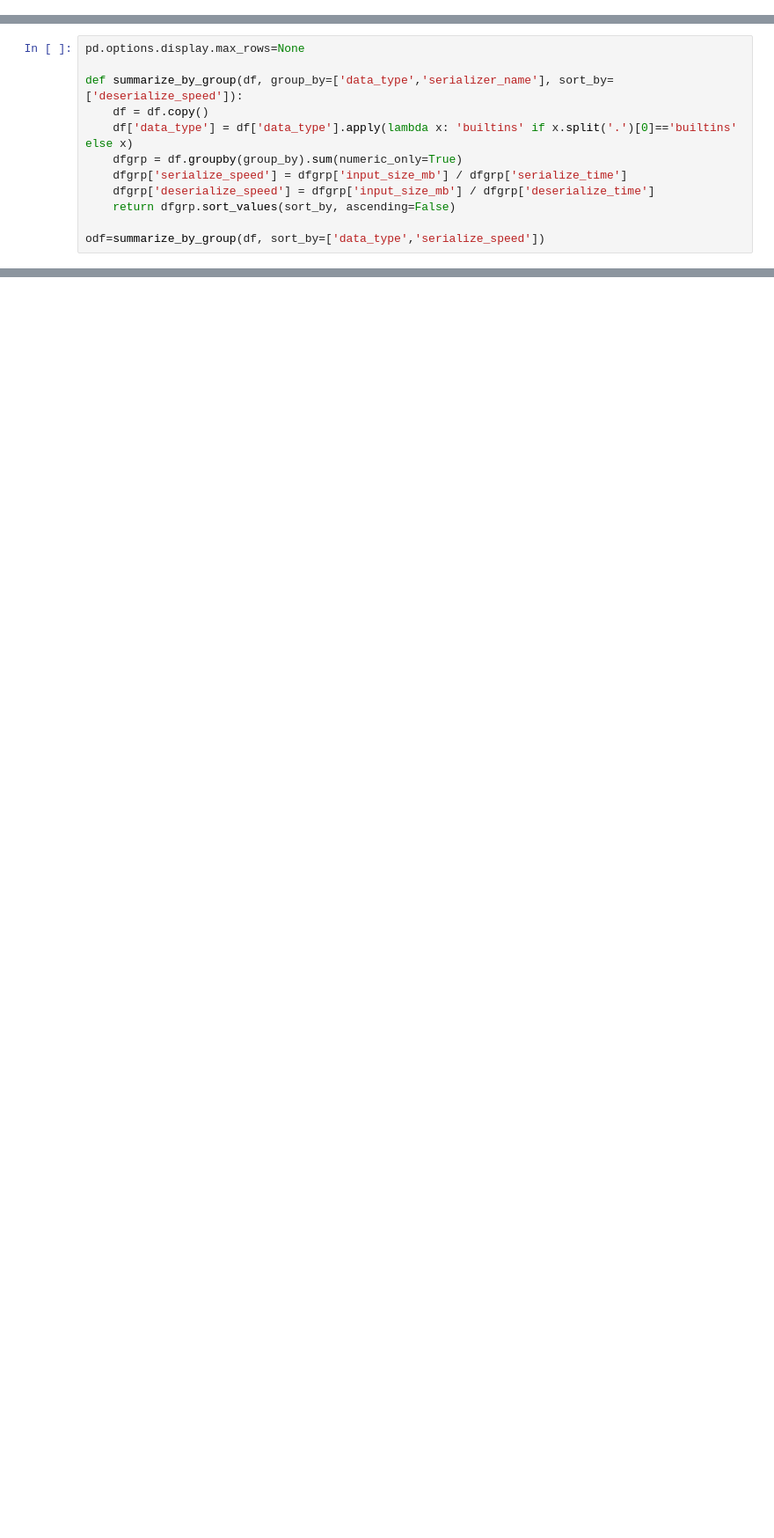
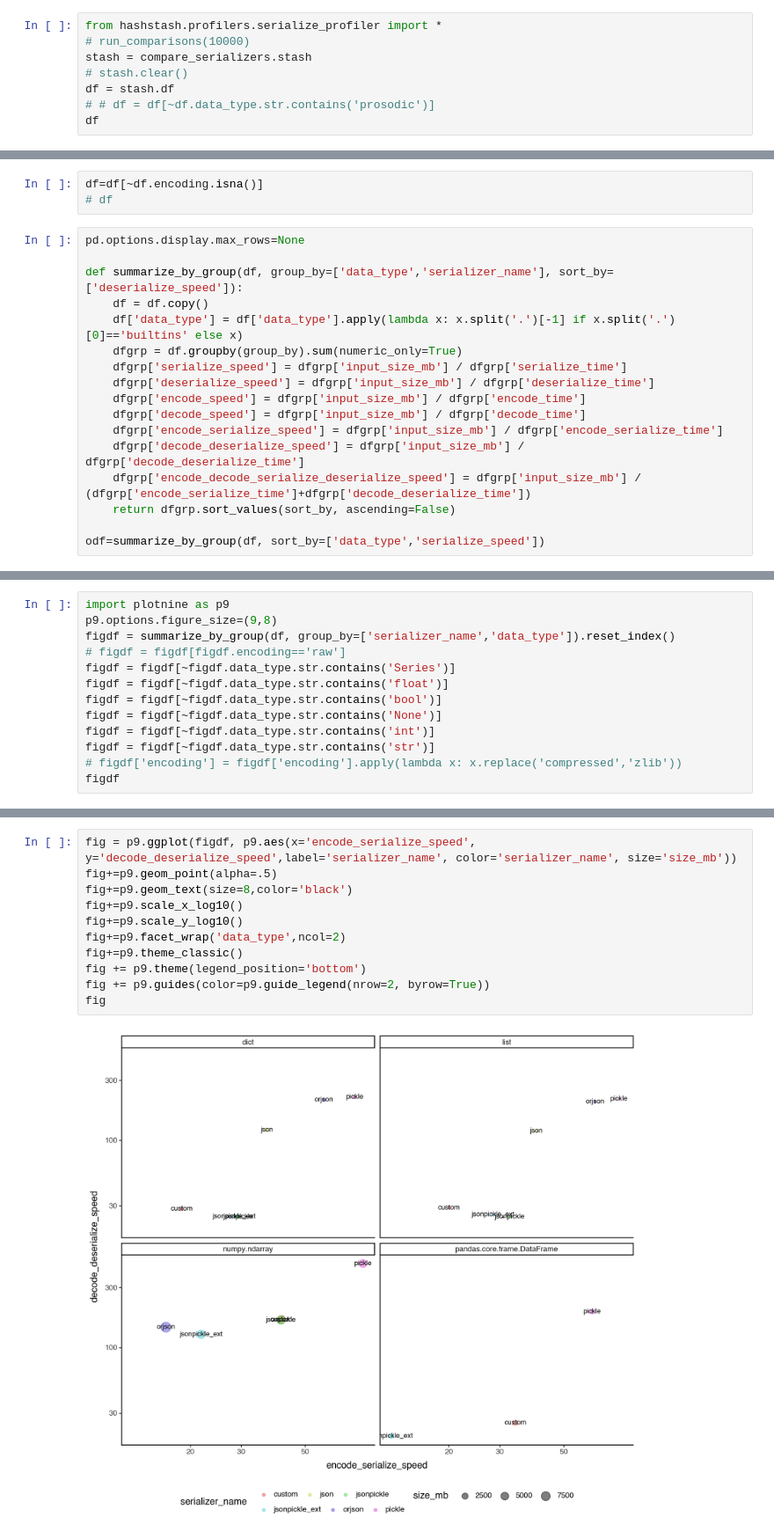
Before and after one commit to quadrismegistus/hashstash, a Jupyter notebook: notebooks/profile_serialize.ipynb, the cells around one changed output, grey strips where cells are left out. Shown: that part at 88% size. Drawn from its saved outputs; the diff is of its cells as text; blank space fills up the shorter version.

```diff
--- a/notebooks/profile_serialize.ipynb
+++ b/notebooks/profile_serialize.ipynb
@@ -15,0 +1,8 @@ Name: count, dtype: int64
+# %%
+from hashstash.profilers.serialize_profiler import *
+# run_comparisons(10000)
+stash = compare_serializers.stash
+# stash.clear()
+df = stash.df
+# # df = df[~df.data_type.str.contains('prosodic')]
+df
@@ -16,12 +40,20 @@ Name: count, dtype: int64
+# %%
+df=df[~df.encoding.isna()]
+# df
 # %%
 pd.options.display.max_rows=None
 
 def summarize_by_group(df, group_by=['data_type','serializer_name'], sort_by=['deserialize_speed']):
     df = df.copy()
-    df['data_type'] = df['data_type'].apply(lambda x: 'builtins' if x.split('.')[0]=='builtins' else x)
+    df['data_type'] = df['data_type'].apply(lambda x: x.split('.')[-1] if x.split('.')[0]=='builtins' else x)
     dfgrp = df.groupby(group_by).sum(numeric_only=True)
     dfgrp['serialize_speed'] = dfgrp['input_size_mb'] / dfgrp['serialize_time']
     dfgrp['deserialize_speed'] = dfgrp['input_size_mb'] / dfgrp['deserialize_time']
+    dfgrp['encode_speed'] = dfgrp['input_size_mb'] / dfgrp['encode_time']
+    dfgrp['decode_speed'] = dfgrp['input_size_mb'] / dfgrp['decode_time']
+    dfgrp['encode_serialize_speed'] = dfgrp['input_size_mb'] / dfgrp['encode_serialize_time']
+    dfgrp['decode_deserialize_speed'] = dfgrp['input_size_mb'] / dfgrp['decode_deserialize_time']
+    dfgrp['encode_decode_serialize_deserialize_speed'] = dfgrp['input_size_mb'] / (dfgrp['encode_serialize_time']+dfgrp['decode_deserialize_time'])
     return dfgrp.sort_values(sort_by, ascending=False)
 
 odf=summarize_by_group(df, sort_by=['data_type','serialize_speed'])
@@ -52,0 +91,13 @@ fig
+# %%
+import plotnine as p9
+p9.options.figure_size=(9,8)
+figdf = summarize_by_group(df, group_by=['serializer_name','data_type']).reset_index()
+# figdf = figdf[figdf.encoding=='raw']
+figdf = figdf[~figdf.data_type.str.contains('Series')]
+figdf = figdf[~figdf.data_type.str.contains('float')]
+figdf = figdf[~figdf.data_type.str.contains('bool')]
+figdf = figdf[~figdf.data_type.str.contains('None')]
+figdf = figdf[~figdf.data_type.str.contains('int')]
+figdf = figdf[~figdf.data_type.str.contains('str')]
+# figdf['encoding'] = figdf['encoding'].apply(lambda x: x.replace('compressed','zlib'))
+figdf
@@ -52,0 +122,13 @@ fig
+# %%
+fig = p9.ggplot(figdf, p9.aes(x='encode_serialize_speed', y='decode_deserialize_speed',label='serializer_name', color='serializer_name', size='size_mb'))
+fig+=p9.geom_point(alpha=.5)
+fig+=p9.geom_text(size=8,color='black')
+fig+=p9.scale_x_log10()
+fig+=p9.scale_y_log10()
+fig+=p9.facet_wrap('data_type',ncol=2)
+fig+=p9.theme_classic()
+fig += p9.theme(legend_position='bottom')
+fig += p9.guides(color=p9.guide_legend(nrow=2, byrow=True))
+fig
+# %% [output]
+[figure, added]
```
Also changed, not shown: parts of 11 cells of this notebook, 21 other files.
